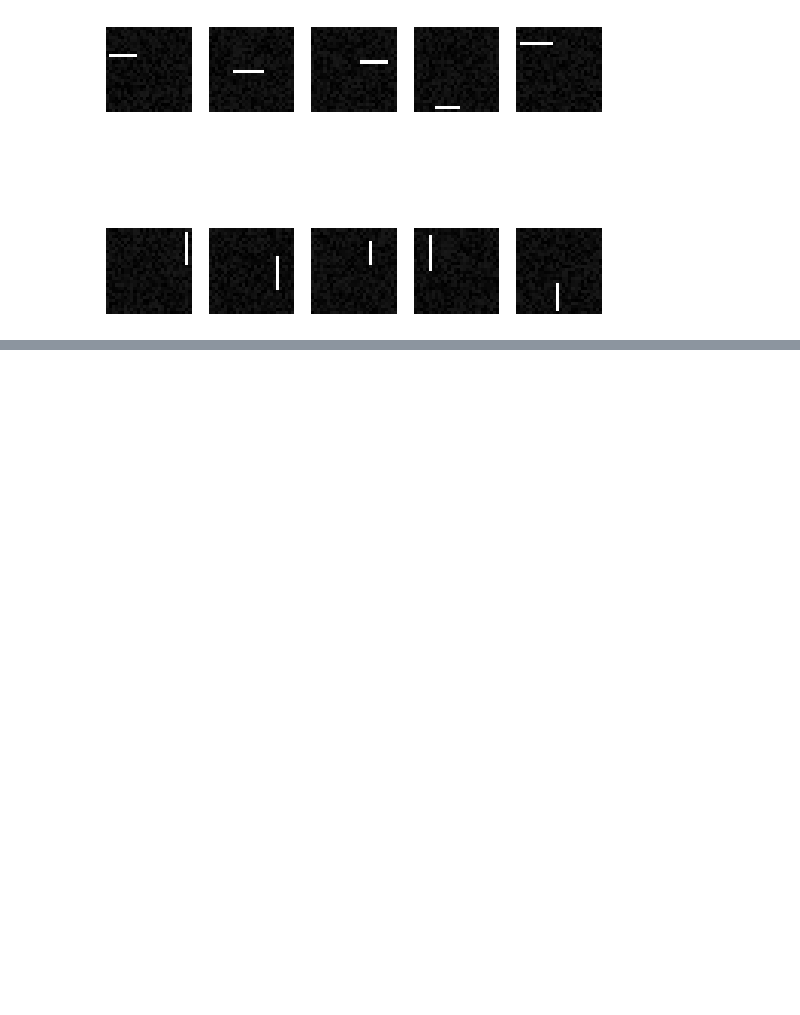
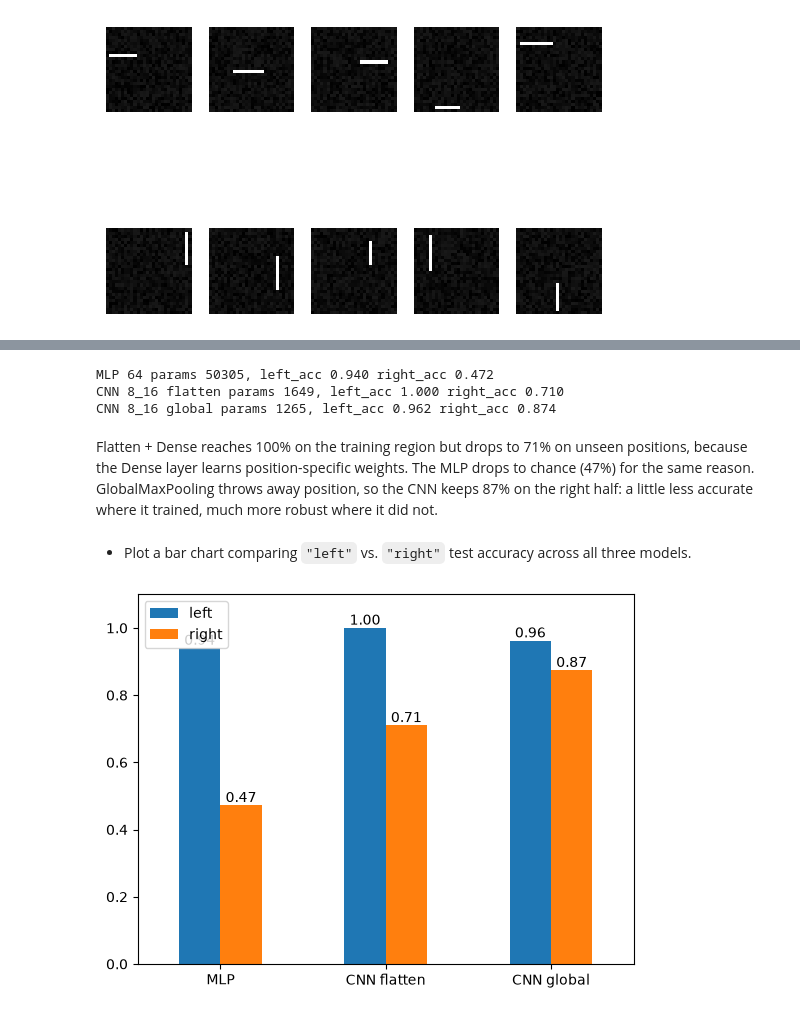
Before and after one commit to michallitwin/python-learning, a Jupyter notebook: python_dl/Deep_learning/Cnn_exercises_keras.ipynb, the cells around one changed output, grey strips where cells are left out. Drawn from its saved outputs; the diff is of its cells as text; code cells hidden in the pictures; blank space fills up the shorter version.

```diff
--- a/python_dl/Deep_learning/Cnn_exercises_keras.ipynb
+++ b/python_dl/Deep_learning/Cnn_exercises_keras.ipynb
@@ -597,0 +759,40 @@ plt.show()
+# %%
+# MLP 64
+_, acc_left  = mlp_2.evaluate(X_test_left,  y_test_left,  verbose=0)
+_, acc_right = mlp_2.evaluate(X_test_right, y_test_right, verbose=0)
+print(f"MLP 64 params {mlp_2.count_params()}, left_acc {acc_left:.3f} right_acc {acc_right:.3f}")
+
+# CNN 8_16_flatten
+_, acc_left  = cnn_2.evaluate(X_test_left,  y_test_left,  verbose=0)
+_, acc_right = cnn_2.evaluate(X_test_right, y_test_right, verbose=0)
+print(f"CNN 8_16 flatten params {cnn_2.count_params()}, left_acc {acc_left:.3f} right_acc {acc_right:.3f}")
+
+# CNN 8_16_global
+_, acc_left  = cnn_3.evaluate(X_test_left,  y_test_left,  verbose=0)
+_, acc_right = cnn_3.evaluate(X_test_right, y_test_right, verbose=0)
+print(f"CNN 8_16 global params {cnn_3.count_params()}, left_acc {acc_left:.3f} right_acc {acc_right:.3f}")
+# %% [output]
+MLP 64 params 50305, left_acc 0.940 right_acc 0.472
+CNN 8_16 flatten params 1649, left_acc 1.000 right_acc 0.710
+CNN 8_16 global params 1265, left_acc 0.962 right_acc 0.874
+# %% [markdown]
+ Flatten + Dense reaches 100% on the training region but drops to 71% on unseen positions, because the Dense layer learns position-specific weights. The MLP drops to chance (47%) for the same reason. GlobalMaxPooling throws away position, so the CNN keeps 87% on the right half: a little less accurate where it trained, much more robust where it did not.
+# %% [markdown]
+- Plot a bar chart comparing `"left"` vs. `"right"` test accuracy across all three models.
+# %%
+import pandas as pd
+
+results = pd.DataFrame({
+    "left":  [mlp_2.evaluate(X_test_left,  y_test_left,  verbose=0)[1],
+              cnn_2.evaluate(X_test_left,  y_test_left,  verbose=0)[1],
+              cnn_3.evaluate(X_test_left,  y_test_left,  verbose=0)[1]],
+    "right": [mlp_2.evaluate(X_test_right, y_test_right, verbose=0)[1],
+              cnn_2.evaluate(X_test_right, y_test_right, verbose=0)[1],
+              cnn_3.evaluate(X_test_right, y_test_right, verbose=0)[1]],
+}, index=["MLP", "CNN flatten", "CNN global"])
+
+ax = results.plot.bar(ylim=(0, 1.1), rot=0)
+for bars in ax.containers:
+    ax.bar_label(bars, fmt="%.2f")
+# %% [output]
+[figure, added]
```
Also changed, not shown: parts of 35 cells of this notebook.
